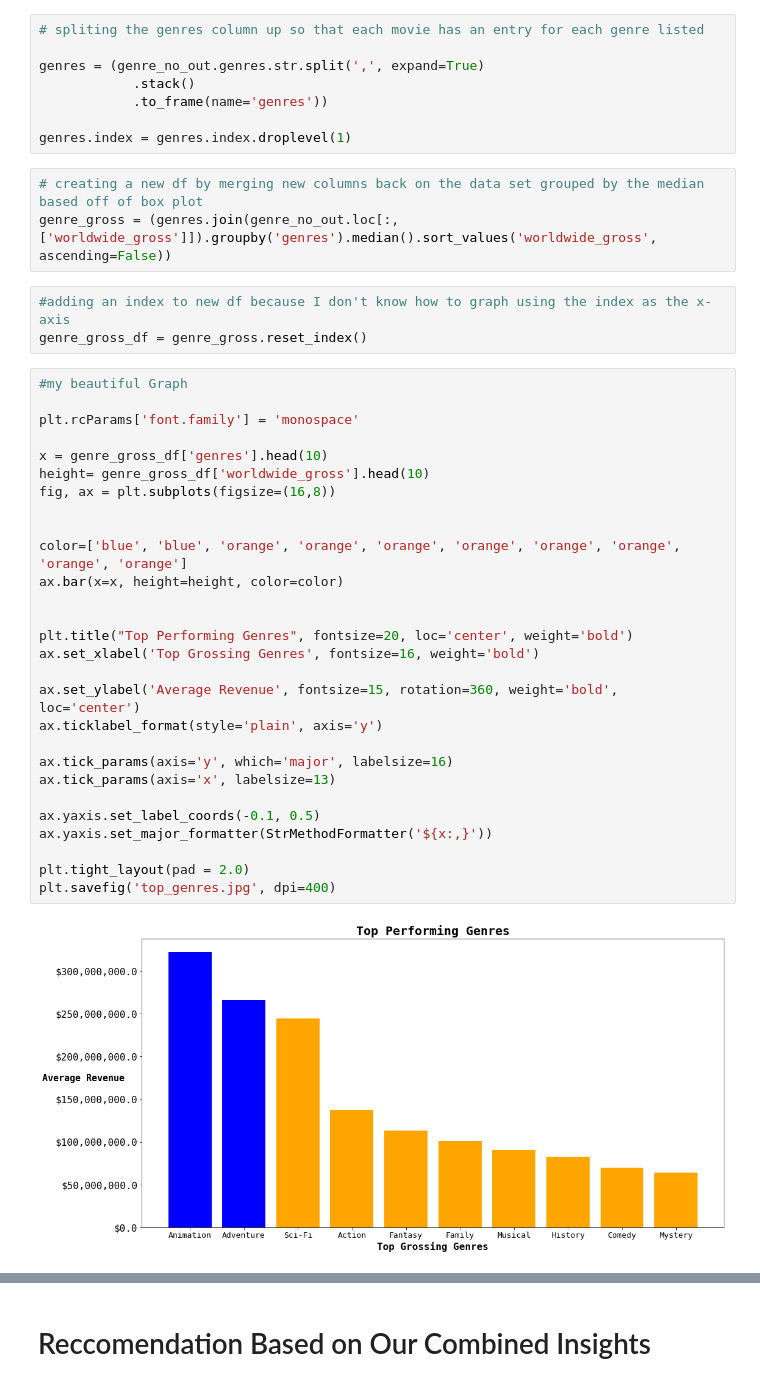
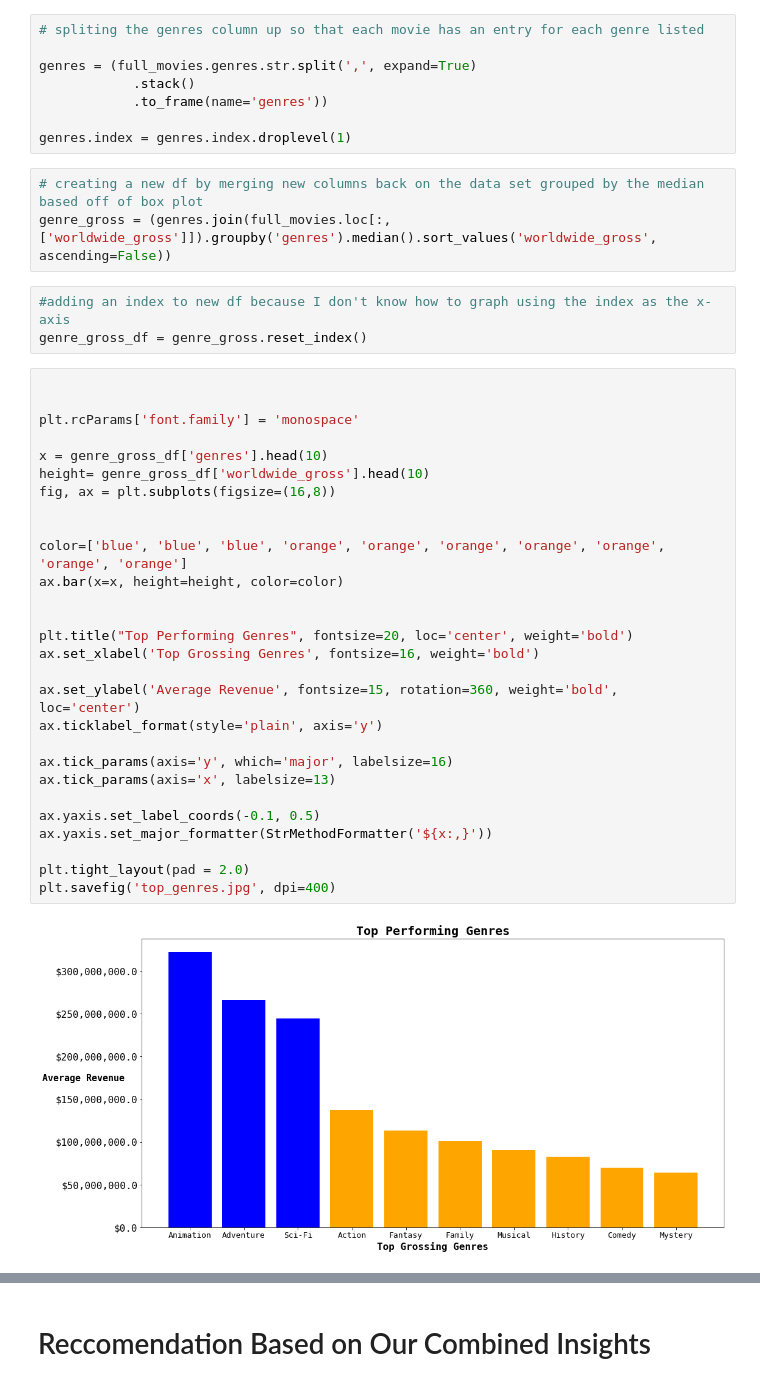
Before and after one commit to ImMaxRoss/Movie_Project, a Jupyter notebook: Max_Code.ipynb, the cells around one changed output, grey strips where cells are left out. Drawn from its saved outputs; the diff is of its cells as text.

```diff
--- a/Max_Code.ipynb
+++ b/Max_Code.ipynb
@@ -124,44 +152,44 @@ plt.show()
 # %%
 # spliting the genres column up so that each movie has an entry for each genre listed
 
-genres = (genre_no_out.genres.str.split(',', expand=True)
+genres = (full_movies.genres.str.split(',', expand=True)
             .stack()
             .to_frame(name='genres'))
 
 genres.index = genres.index.droplevel(1)
 # %%
 # creating a new df by merging new columns back on the data set grouped by the median based off of box plot
-genre_gross = (genres.join(genre_no_out.loc[:,['worldwide_gross']]).groupby('genres').median().sort_values('worldwide_gross', ascending=False))
+genre_gross = (genres.join(full_movies.loc[:,['worldwide_gross']]).groupby('genres').median().sort_values('worldwide_gross', ascending=False))
 # %%
 #adding an index to new df because I don't know how to graph using the index as the x-axis
 genre_gross_df = genre_gross.reset_index()
 # %%
-#my beautiful Graph
+
 
 plt.rcParams['font.family'] = 'monospace'
 
 x = genre_gross_df['genres'].head(10)
 height= genre_gross_df['worldwide_gross'].head(10)
 fig, ax = plt.subplots(figsize=(16,8))
 
 
-color=['blue', 'blue', 'orange', 'orange', 'orange', 'orange', 'orange', 'orange', 'orange', 'orange']
+color=['blue', 'blue', 'blue', 'orange', 'orange', 'orange', 'orange', 'orange', 'orange', 'orange']
 ax.bar(x=x, height=height, color=color)
 
 
 plt.title("Top Performing Genres", fontsize=20, loc='center', weight='bold')
 ax.set_xlabel('Top Grossing Genres', fontsize=16, weight='bold')
 
 ax.set_ylabel('Average Revenue', fontsize=15, rotation=360, weight='bold', loc='center')
 ax.ticklabel_format(style='plain', axis='y')
 
 ax.tick_params(axis='y', which='major', labelsize=16)
 ax.tick_params(axis='x', labelsize=13)
 
 ax.yaxis.set_label_coords(-0.1, 0.5)
 ax.yaxis.set_major_formatter(StrMethodFormatter('${x:,}'))
 
 plt.tight_layout(pad = 2.0)
 plt.savefig('top_genres.jpg', dpi=400)
 # %% [output]
-[figure, old version]
+[figure, new version]
```
Also changed, not shown: parts of 7 cells of this notebook, 2 other files.
